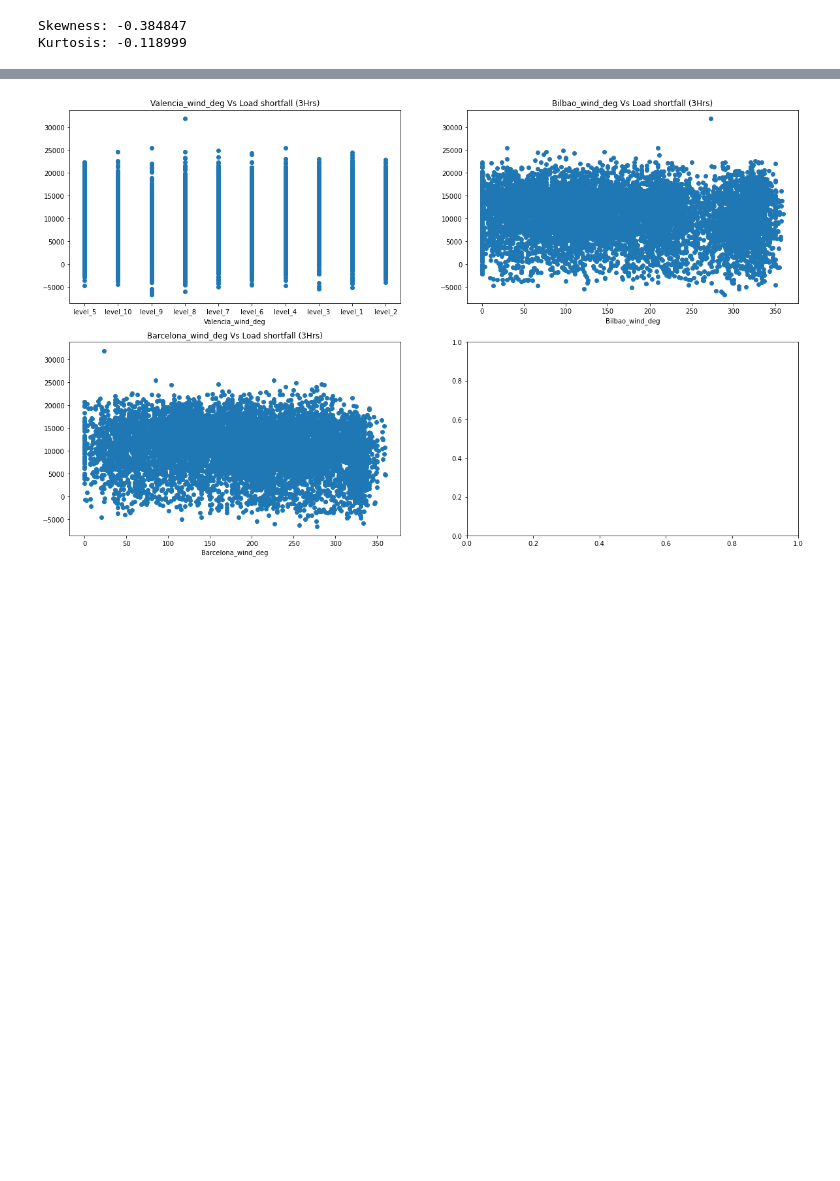
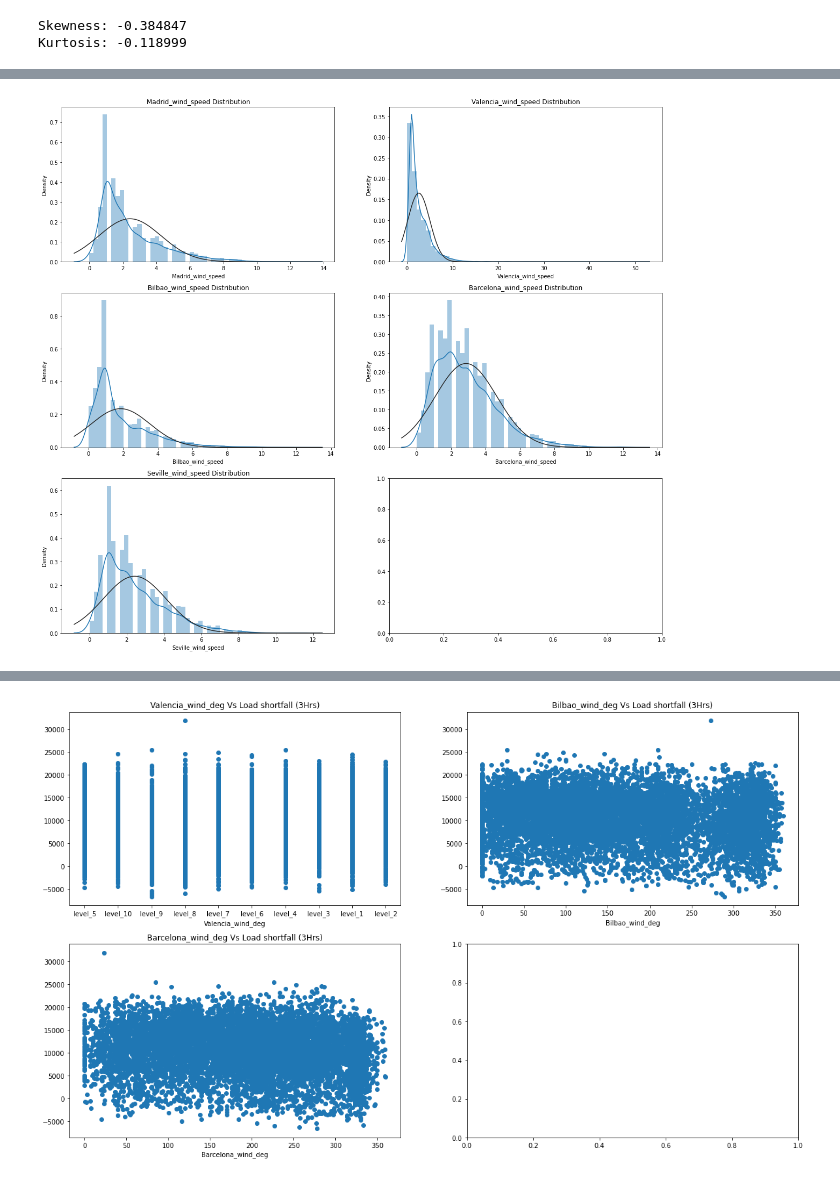
Before and after one commit to setshabapm/spain_electricity_shortfall_challenge_2023, a Jupyter notebook: Advanced-Regression-Starter-Data/starter-notebook.ipynb, the cells around one changed output, grey strips where cells are left out. Saved outputs shown, nothing was run; the diff lists cells and outputs as text; code cells hidden in the pictures; blank space fills up the shorter version.

```diff
--- a/Advanced-Regression-Starter-Data/starter-notebook.ipynb
+++ b/Advanced-Regression-Starter-Data/starter-notebook.ipynb
@@ -184,0 +157,34 @@ plt.show()
+# %%
+# have a look at feature distributions
+#creating a definition that takes in a keyword(the environmental conditions)
+#returns distribution plots for every column with the keyword
+def dist(keyword, capture=False):
+    features = [col for col in df_train.columns if col.endswith(keyword)]
+
+    #creating subplots taking the number of features into account
+    if len(features) == 5:
+        fig, axs = plt.subplots(3,2, figsize=(20, 18))
+    elif 2 < len(features) < 5:
+        fig, axs = plt.subplots(2, 2, figsize=(20, 12))
+    else:
+        fig, axs = plt.subplots(1, 2, figsize=(20, 7))
+    axs = axs.ravel()#flattens the array of subplots from 2D to 1D for ease of iteration
+
+    for i, column in enumerate(features):
+        if df_train[column].dtype == 'object':#cleaning has not been performed yet and hence
+            #some features are of object type instead of numeric
+            axs[i].hist(df_train[column], density='True', alpha=0.5)
+        else:
+            sns.distplot(df_train[column], ax=axs[i], fit=norm)
+        axs[i].set_title('{} Distribution'.format(column))
+        axs[i].set_xlabel('{}'.format(column))
+    if capture == True:
+        fig = plt.gcf()
+        fig.patch.set_facecolor('white')
+        plt.savefig('{} Distribution.png'.format(keyword), dpi=500, bbox_inches='tight', facecolor='white', pad_inches=2)
+    else:
+        plt.show()
+# %%
+dist('wind_speed')
+# %% [output]
+[figure, added]
```
Also changed, not shown: parts of 102 cells of this notebook.
